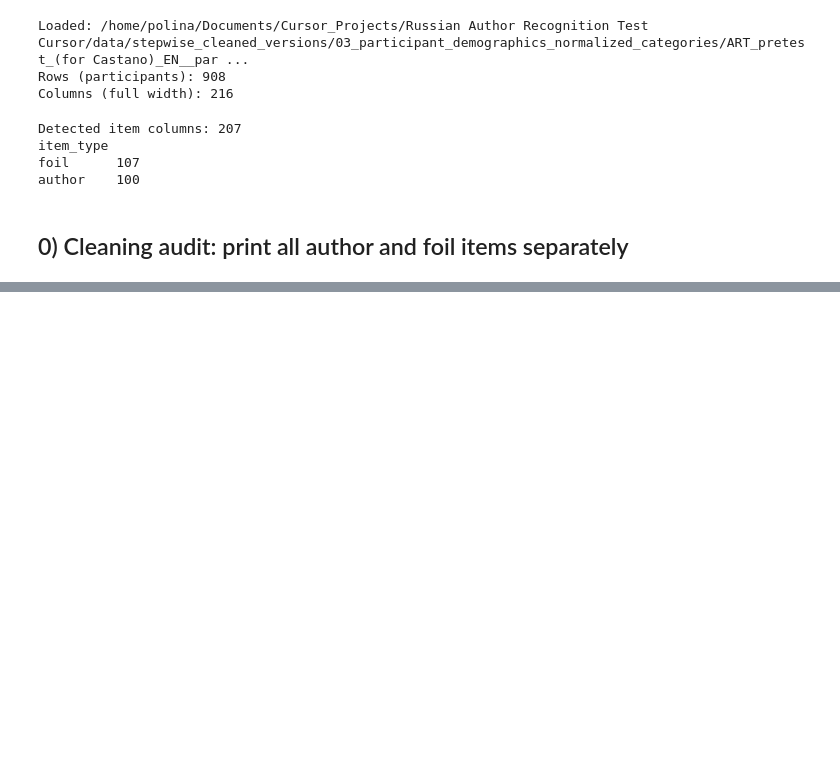
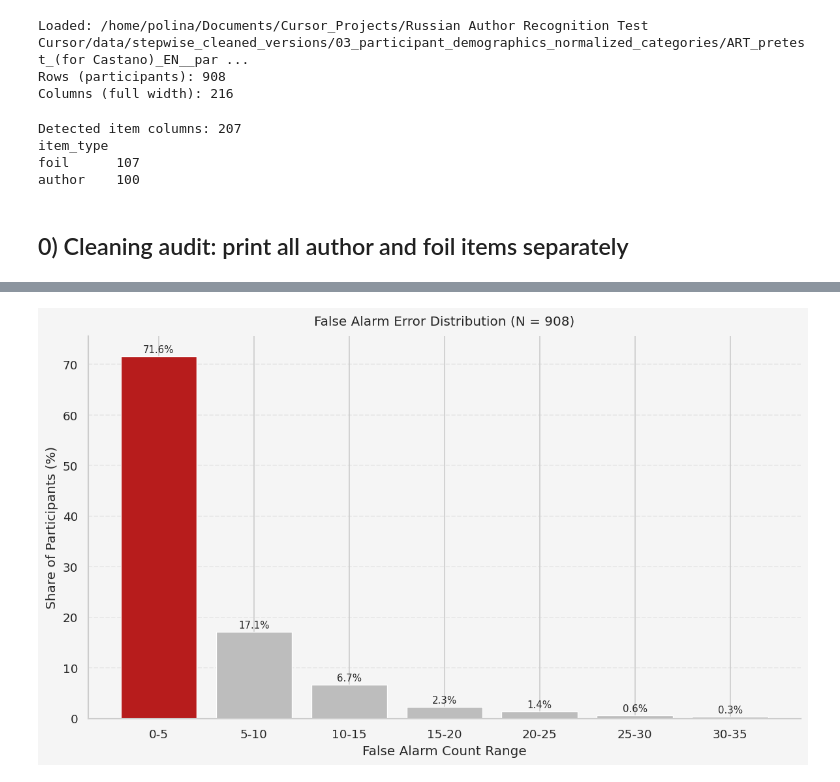
Before and after one commit to BakhturinaPolina/russian-author-recognition-test, a Jupyter notebook: scripts/eda/04_item_level_descriptives.ipynb, the cells around one changed output, grey strips where cells are left out. Drawn from its saved outputs; the diff is of its cells as text; code cells hidden in the pictures; blank space fills up the shorter version.

```diff
--- a/scripts/eda/04_item_level_descriptives.ipynb
+++ b/scripts/eda/04_item_level_descriptives.ipynb
@@ -510,0 +804,36 @@ Saved outputs:
+# %%
+# Ordered bar chart for false alarm error distribution
+
+plot_df = table3_art.copy()
+plot_df["%"] = pd.to_numeric(plot_df["%"], errors="coerce")
+ordered_df = plot_df.sort_values("%", ascending=False).reset_index(drop=True)
+
+n_obs = len(fa_counts) if "fa_counts" in globals() else 908
+highlight_label = ordered_df.loc[0, "Errors"]
+
+# One red bar for the highest %, grey for all others
+base_color = "#BDBDBD"
+highlight_color = "#B71C1C"
+colors_highlight = [highlight_color if lbl == highlight_label else base_color for lbl in ordered_df["Errors"]]
+
+fig, ax = plt.subplots(figsize=(10, 6))
+fig.patch.set_facecolor("whitesmoke")
+ax.set_facecolor("whitesmoke")
+ax.spines["top"].set_visible(False)
+ax.spines["right"].set_visible(False)
+
+bars = ax.bar(ordered_df["Errors"], ordered_df["%"], color=colors_highlight, edgecolor="white", linewidth=0.8)
+ax.set_title(f"False Alarm Error Distribution (N = {n_obs})")
+ax.set_xlabel("False Alarm Count Range")
+ax.set_ylabel("Share of Participants (%)")
+ax.grid(axis="y", linestyle="--", alpha=0.35)
+ax.set_ylim(0, ordered_df["%"].max() + 4)
+
+for b in bars:
+    h = b.get_height()
+    ax.text(b.get_x() + b.get_width() / 2, h + 0.35, f"{h:.1f}%", ha="center", va="bottom", fontsize=9)
+
+plt.tight_layout()
+plt.show()
+# %% [output]
+[figure, added]
```
Also changed, not shown: parts of 29 cells of this notebook, 1 other file.
